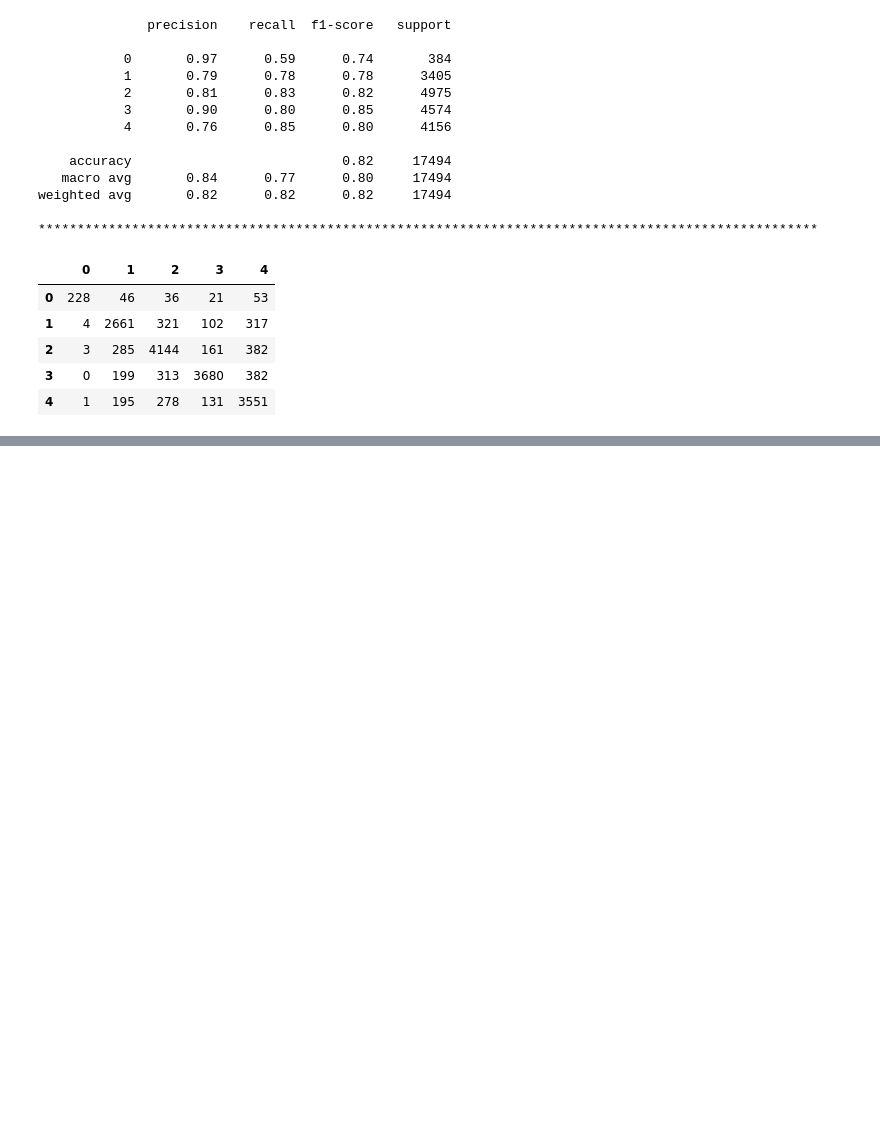
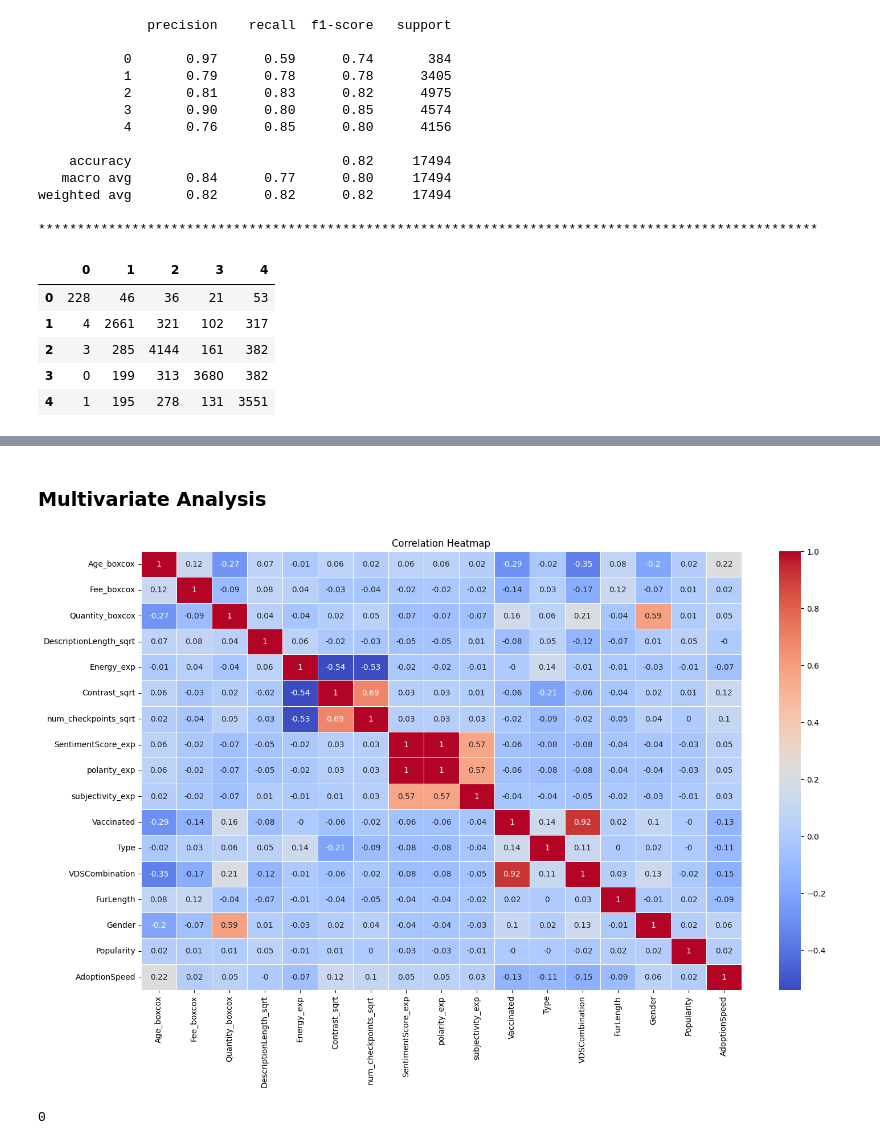
Before and after one commit to wyieborn/Pet-Finder-Adoption, a Jupyter notebook: eda_features_engineering_model_antonio/PetFinder_Analytics.ipynb, the cells around one changed output, grey strips where cells are left out. Saved outputs shown, nothing was run; the diff lists cells and outputs as text; code cells hidden in the pictures; blank space fills up the shorter version.

```diff
--- a/eda_features_engineering_model_antonio/PetFinder_Analytics.ipynb
+++ b/eda_features_engineering_model_antonio/PetFinder_Analytics.ipynb
@@ -712,0 +900,27 @@ weighted avg       0.82      0.82      0.82     17494
+# %% [markdown]
+### Multivariate Analysis
+# %%
+# detecting multi co linearity to stop data leakage
+
+# Compute the correlation matrix between selected features
+numeric_cols = ['Age_boxcox', 'Fee_boxcox', 'Quantity_boxcox', 'DescriptionLength_sqrt',
+                'Energy_exp', 'Contrast_sqrt', 'num_checkpoints_sqrt',
+                'SentimentScore_exp', 'polarity_exp', 'subjectivity_exp',
+                'Vaccinated', 'Type', 'VDSCombination', 'FurLength', 'Gender',
+                'Popularity',
+                'AdoptionSpeed']
+
+new_df_petf = pd.DataFrame(df_petf, columns=numeric_cols)
+correlation_matrix = new_df_petf.corr(method='spearman').round(2)
+
+plt.figure(figsize=(17,10))
+sns.heatmap(correlation_matrix, cmap='coolwarm', linewidth = 0.5, annot=True)
+plt.title('Correlation Heatmap')
+plt.show()
+# %% [output]
+[figure, added]
+# %%
+#Checking for new numeric values
+new_df_petf['Popularity'].isnull().sum()
+# %% [output]
+0
```
Also changed, not shown: parts of 23 cells of this notebook, 1 other file.
